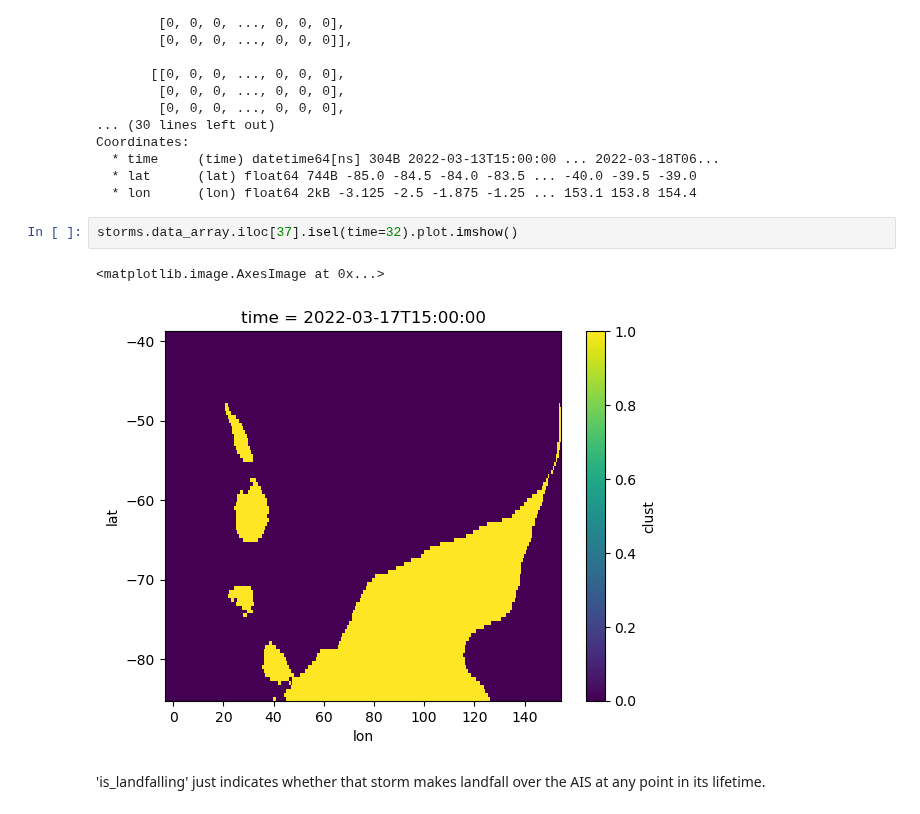
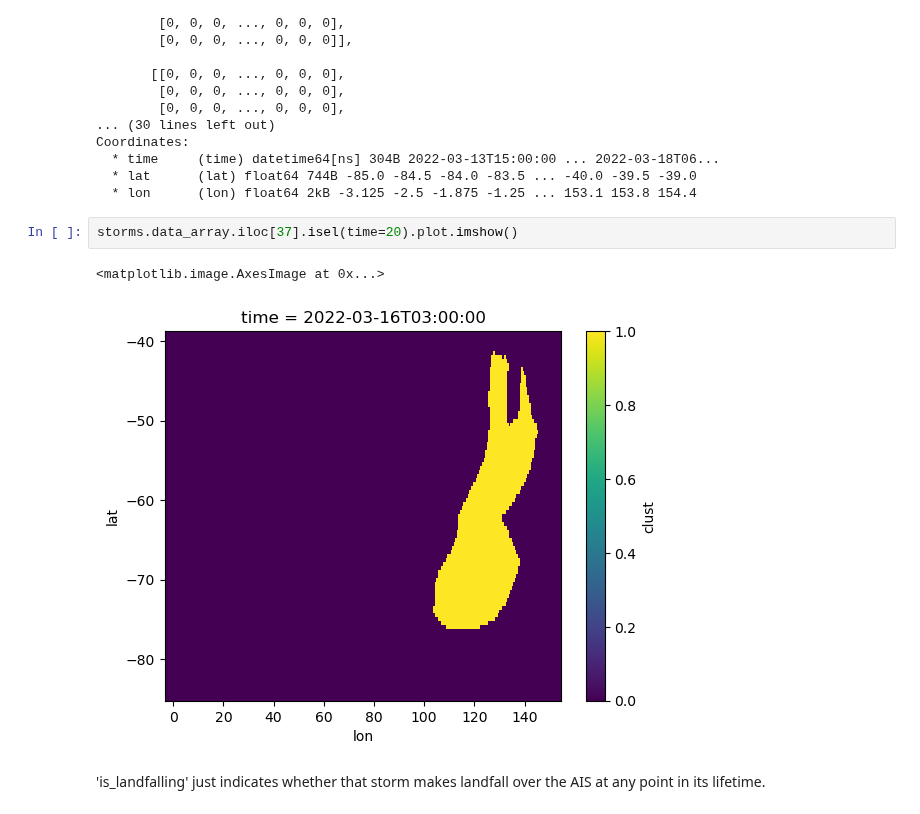
Before and after one commit to jbbutler/extreme_antarctic_ARs, a Jupyter notebook: notebooks/ar_database_tutorial.ipynb, the cells around one changed output. Saved outputs shown, nothing was run; the diff lists cells and outputs as text.

```diff
--- a/notebooks/ar_database_tutorial.ipynb
+++ b/notebooks/ar_database_tutorial.ipynb
@@ -55,10 +57,10 @@ Coordinates:
   * lat      (lat) float64 744B -85.0 -84.5 -84.0 -83.5 ... -40.0 -39.5 -39.0
   * lon      (lon) float64 2kB -3.125 -2.5 -1.875 -1.25 ... 153.1 153.8 154.4
 # %%
-storms.data_array.iloc[37].isel(time=32).plot.imshow()
+storms.data_array.iloc[37].isel(time=20).plot.imshow()
 # %% [output]
 <matplotlib.image.AxesImage at 0x...>
-[figure, old version]
+[figure, new version]
 # %% [markdown]
 'is_landfalling' just indicates whether that storm makes landfall over the AIS at any point in its lifetime.
 # %% [markdown]
```
Also changed, not shown: parts of 1 cell of this notebook, 3 other files.
